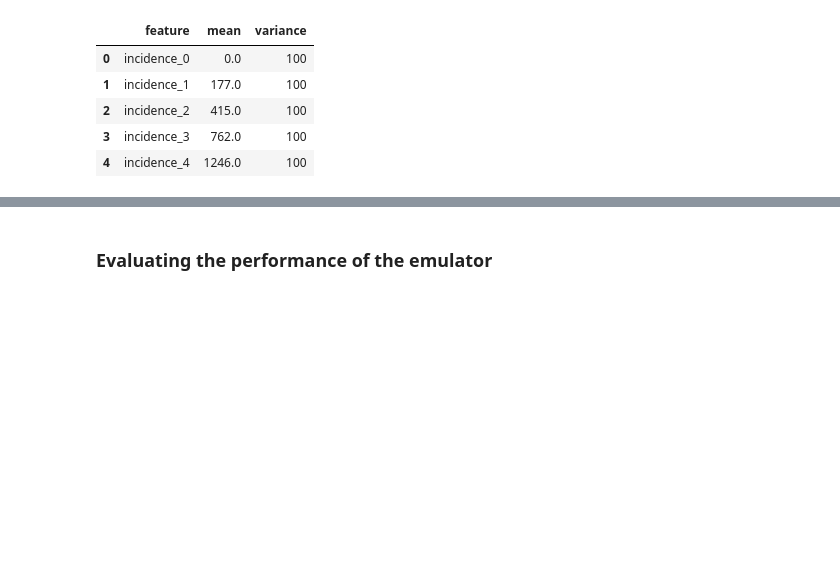
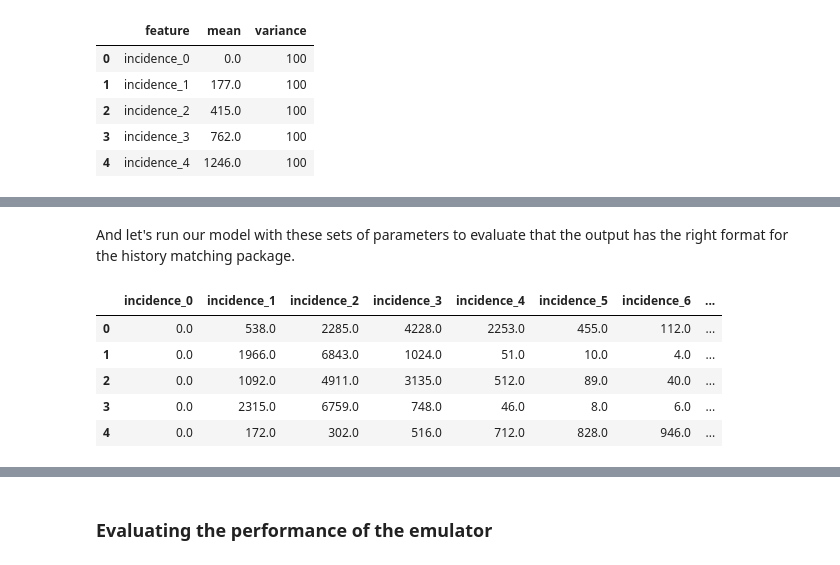
Before and after one commit to InstituteforDiseaseModeling/historymatching, a Jupyter notebook: examples/history_matching_sir.ipynb, the cells around one changed output, grey strips where cells are left out. Saved outputs shown, nothing was run; the diff lists cells and outputs as text; code cells hidden in the pictures; blank space fills up the shorter version.

```diff
--- a/examples/history_matching_sir.ipynb
+++ b/examples/history_matching_sir.ipynb
@@ -327,0 +326,12 @@ conf.run_simulators = model_wrapper
+# %% [markdown]
+And let's run our model with these sets of parameters to evaluate that the output has the right format for the history matching package.
+# %%
+test_results = sir_model_wrapper( test_points )
+test_results.head()
+# %% [output]
+|  | incidence_0 | incidence_1 | incidence_2 | incidence_3 | incidence_4 | incidence_5 | incidence_6 | ... |
+| 0 | 0.0 | 538.0 | 2285.0 | 4228.0 | 2253.0 | 455.0 | 112.0 | ... |
+| 1 | 0.0 | 1966.0 | 6843.0 | 1024.0 | 51.0 | 10.0 | 4.0 | ... |
+| 2 | 0.0 | 1092.0 | 4911.0 | 3135.0 | 512.0 | 89.0 | 40.0 | ... |
+| 3 | 0.0 | 2315.0 | 6759.0 | 748.0 | 46.0 | 8.0 | 6.0 | ... |
+| 4 | 0.0 | 172.0 | 302.0 | 516.0 | 712.0 | 828.0 | 946.0 | ... |
```
Also changed, not shown: parts of 34 cells of this notebook, 6 other files.
